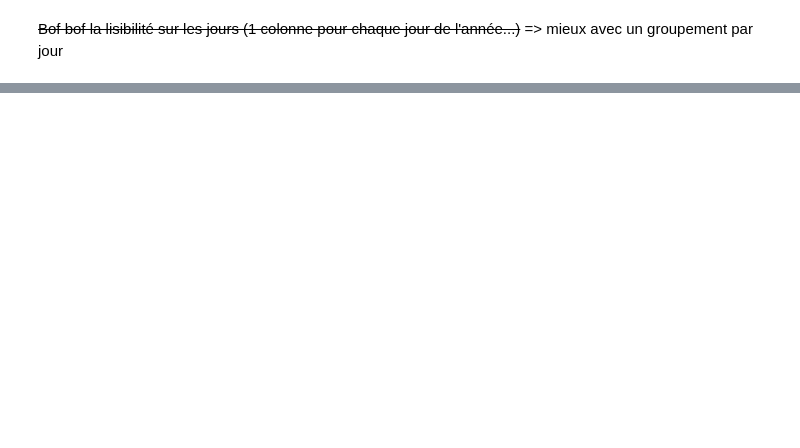
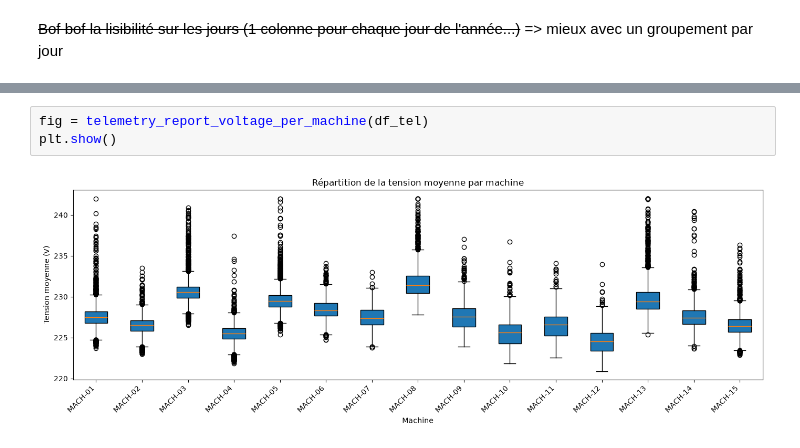
Before and after one commit to kenji21/indusense, a Jupyter notebook: notebook.ipynb, the cells around one changed output, grey strips where cells are left out. Cells and saved outputs as stored; diff of their text form; blank space fills up the shorter version.

```diff
--- a/notebook.ipynb
+++ b/notebook.ipynb
@@ -42,0 +81,5 @@ plt.show()
+# %%
+fig = telemetry_report_voltage_per_machine(df_tel)
+plt.show()
+# %% [output]
+[figure, added]
```
Also changed, not shown: parts of 13 cells of this notebook, 5 other files.
